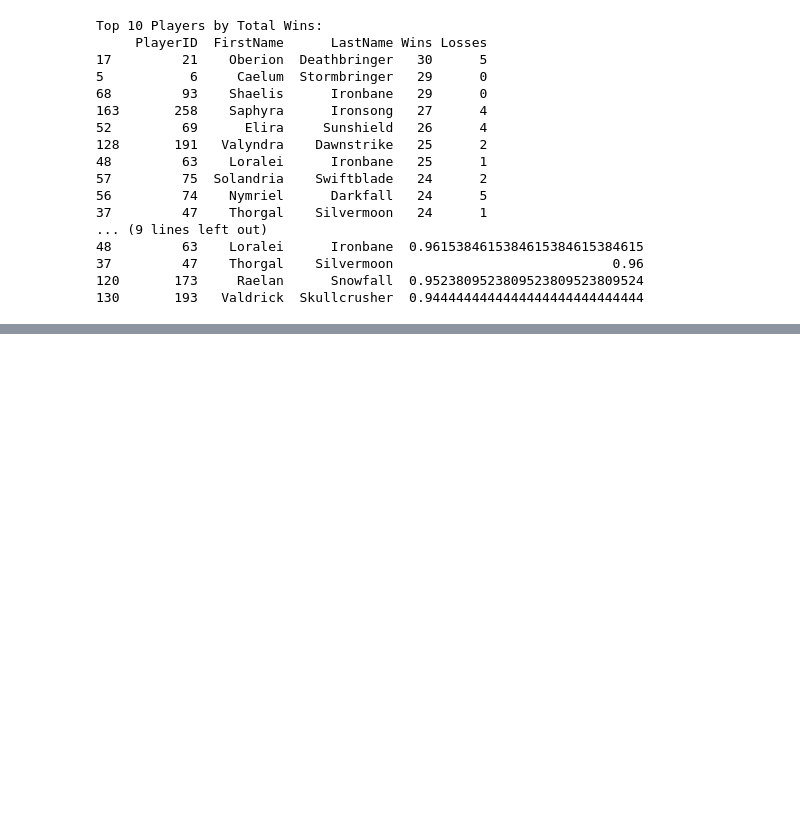
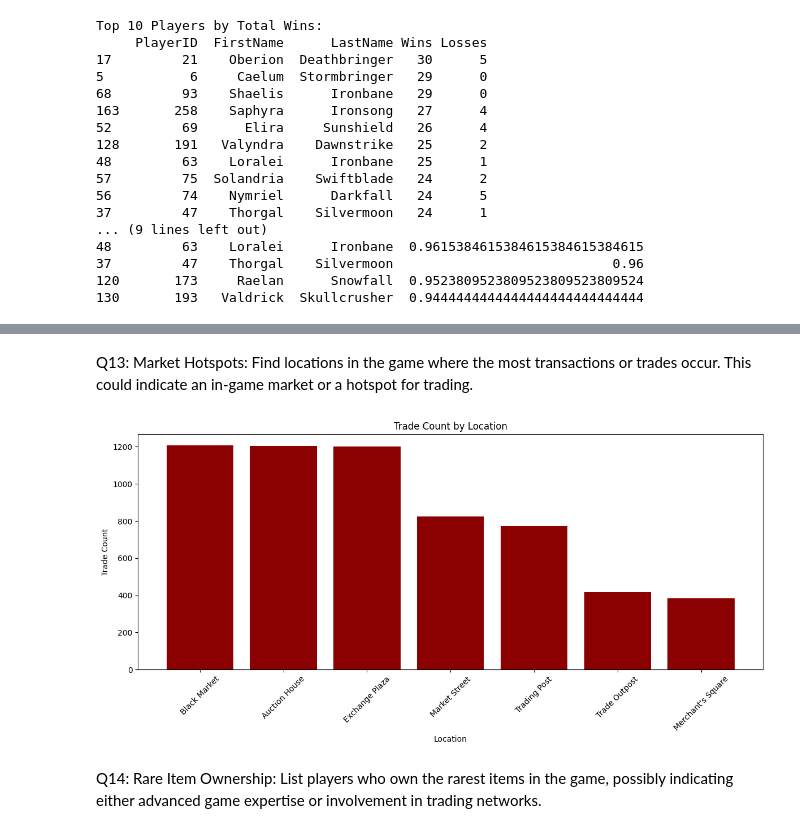
Before and after one commit to fabianzorr/Mystic_quest_Group_Project, a Jupyter notebook: Week_4_Refining_DB.ipynb, the cells around one changed output, grey strips where cells are left out. Saved outputs shown, nothing was run; the diff lists cells and outputs as text; code cells hidden in the pictures; blank space fills up the shorter version.

```diff
--- a/Week_4_Refining_DB.ipynb
+++ b/Week_4_Refining_DB.ipynb
@@ -1024,0 +1608,17 @@ Top 10 Players by Total Wins:
+# %%
+#populate
+connection = mysql.connector.connect(
+    host = 'localhost',
+    user= 'root',
+    password= '11Mfld11',
+    database= 'mystic_schema')
+
+cursor = connection.cursor()
+
+for _, row in quest_events_df.iterrows():
+    sql = """INSERT INTO player_with_quest (character_id, quest_id, timestamp, value)
+             VALUES (%s, %s, %s, %s)"""
+    cursor.execute(sql, (row['character_id'], row['quest_id'], row['timestamp'], row['value']))
+
+# Commit the changes
+connection.commit()
@@ -1024,0 +1709,3 @@ Top 10 Players by Total Wins:
+# %% [markdown]
+Q13: Market Hotspots: Find locations in the game where the most transactions or
+trades occur. This could indicate an in-game market or a hotspot for trading.
@@ -1024,0 +1775,46 @@ Top 10 Players by Total Wins:
+# %%
+conn = mysql.connector.connect(
+    host = 'localhost',
+    user= 'root',
+    password= '11Mfld11',
+    database= 'mystic_schema')
+
+# Create a cursor object
+cursor = conn.cursor()
+
+# Query to fetch the count of trades at each location
+query = """
+SELECT location, COUNT(*) AS trade_count
+FROM trade
+GROUP BY location
+ORDER BY trade_count DESC;
+"""
+
+# Execute the query
+cursor.execute(query)
+
+# Fetch the results
+results = cursor.fetchall()
+
+# Close the cursor and the connection
+cursor.close()
+conn.close()
+
+# Create a DataFrame from the results
+df = pd.DataFrame(results, columns=["Location", "Trade Count"])
+
+# Plotting
+plt.figure(figsize=(12, 6))
+plt.bar(df["Location"], df["Trade Count"],color="darkred")
+plt.title("Trade Count by Location")
+plt.xlabel("Location")
+plt.ylabel("Trade Count")
+plt.xticks(rotation=45)
+plt.tight_layout()
+plt.show()
+# %% [output]
+[figure, added]
+# %% [markdown]
+Q14: Rare Item Ownership: List players who own the rarest items in the game,
+possibly indicating either advanced game expertise or involvement in trading
+networks.
```
Also changed, not shown: parts of 31 cells of this notebook, 2 other files.
